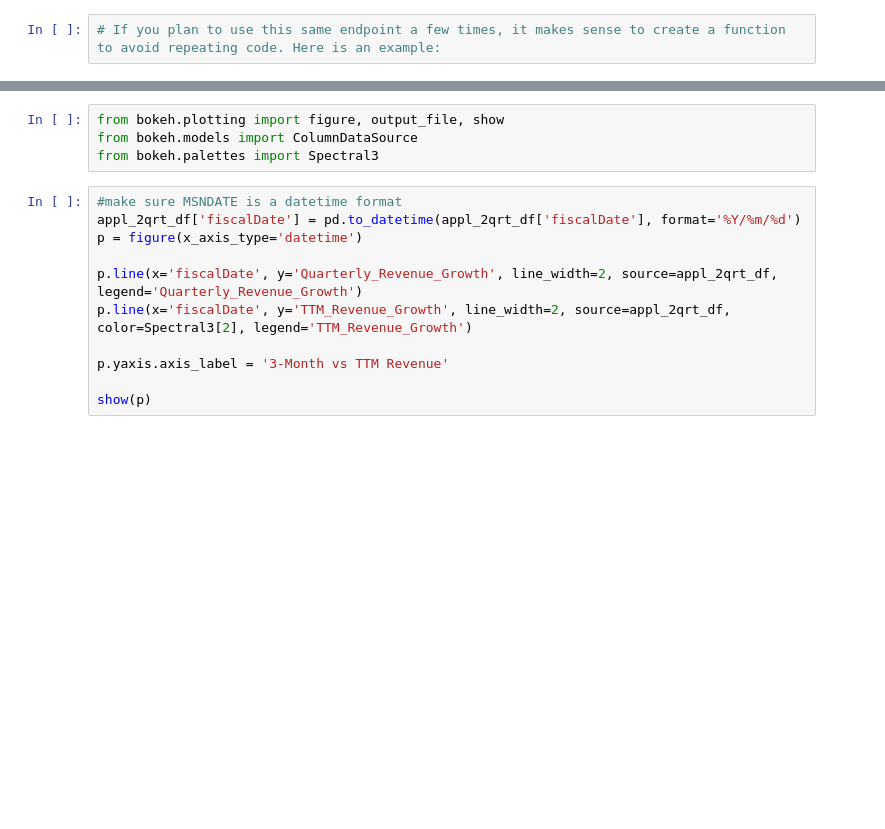
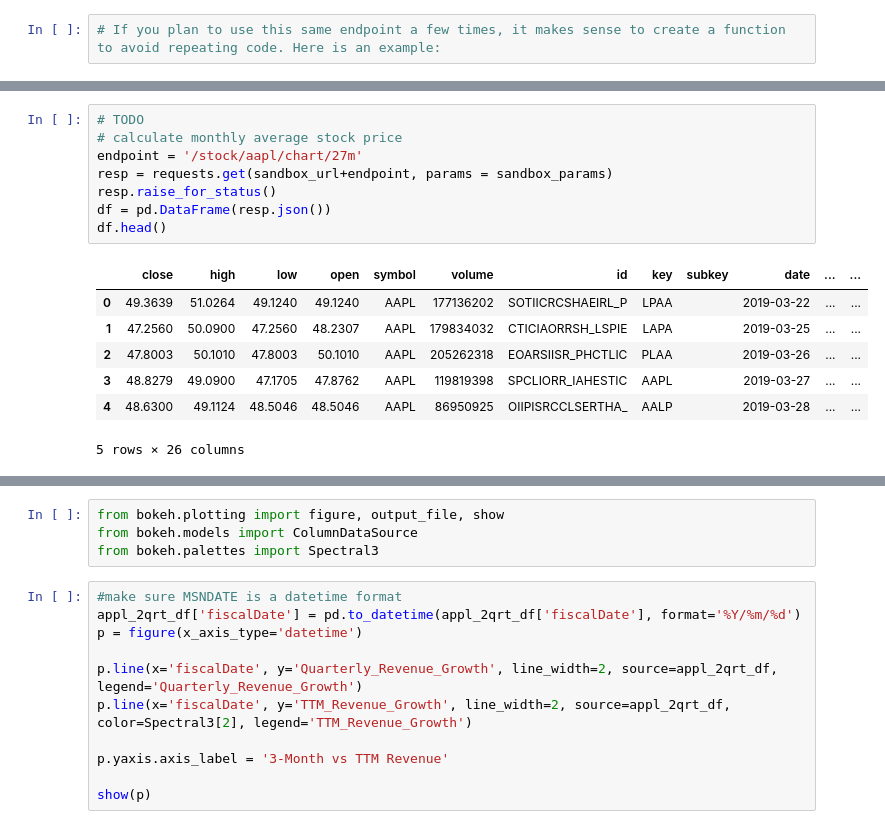
Before and after one commit to ccoppa/stock_scanner, a Jupyter notebook: scanner.ipynb, the cells around one changed output, grey strips where cells are left out. Saved outputs shown, nothing was run; the diff lists cells and outputs as text; blank space fills up the shorter version.

```diff
--- a/scanner.ipynb
+++ b/scanner.ipynb
@@ -171,0 +188,16 @@ plt.show()
+# %%
+# TODO
+# calculate monthly average stock price
+endpoint = '/stock/aapl/chart/27m'
+resp = requests.get(sandbox_url+endpoint, params = sandbox_params)
+resp.raise_for_status()
+df = pd.DataFrame(resp.json())
+df.head()
+# %% [output]
+|  | close | high | low | open | symbol | volume | id | key | subkey | date | ... | ... |
+| 0 | 49.3639 | 51.0264 | 49.1240 | 49.1240 | AAPL | 177136202 | SOTIICRCSHAEIRL_P | LPAA |  | 2019-03-22 | ... | ... |
+| 1 | 47.2560 | 50.0900 | 47.2560 | 48.2307 | AAPL | 179834032 | CTICIAORRSH_LSPIE | LAPA |  | 2019-03-25 | ... | ... |
+| 2 | 47.8003 | 50.1010 | 47.8003 | 50.1010 | AAPL | 205262318 | EOARSIISR_PHCTLIC | PLAA |  | 2019-03-26 | ... | ... |
+| 3 | 48.8279 | 49.0900 | 47.1705 | 47.8762 | AAPL | 119819398 | SPCLIORR_IAHESTIC | AAPL |  | 2019-03-27 | ... | ... |
+| 4 | 48.6300 | 49.1124 | 48.5046 | 48.5046 | AAPL | 86950925 | OIIPISRCCLSERTHA_ | AALP |  | 2019-03-28 | ... | ... |
+5 rows × 26 columns
```
Also changed, not shown: parts of 10 cells of this notebook.
